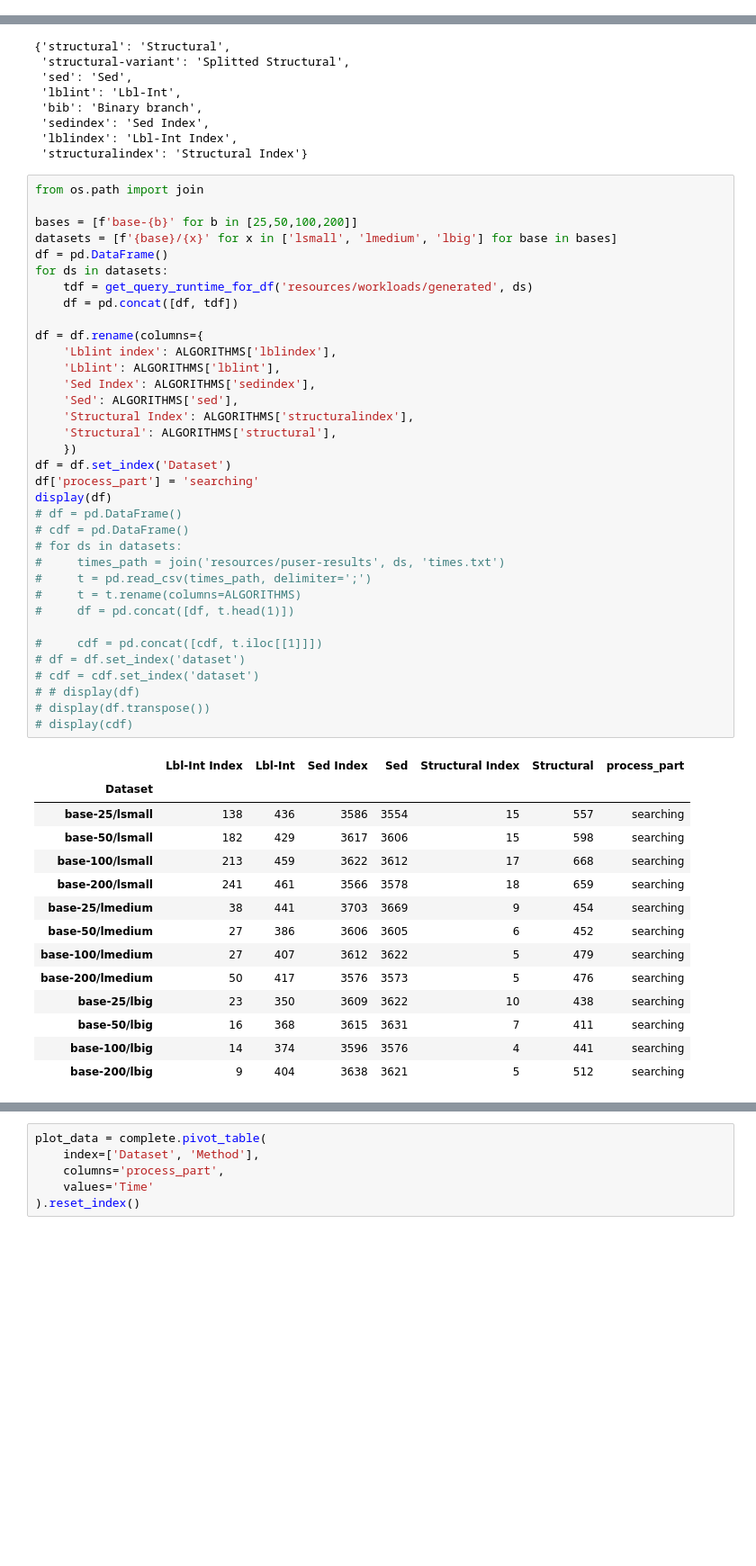
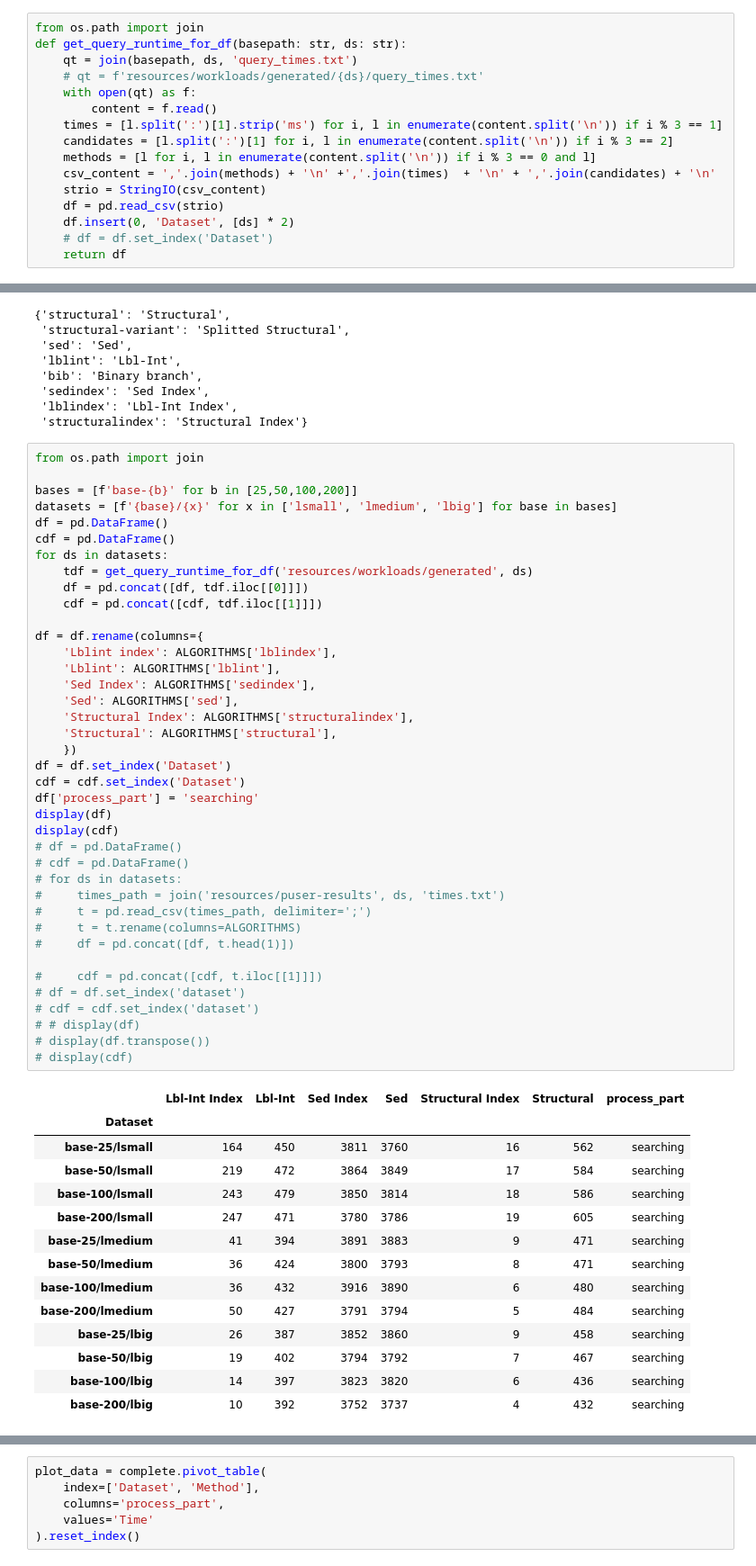
Before and after one commit to LukMRVC/tree-statistics, a Jupyter notebook: TED-viz.ipynb, the cells around one changed output, grey strips where cells are left out. Shown at 90% size. Saved outputs shown, nothing was run; the diff lists cells and outputs as text; blank space fills up the shorter version.

```diff
--- a/TED-viz.ipynb
+++ b/TED-viz.ipynb
@@ -964,3 +953,19 @@ fig.subplots_adjust(top=0.965)
 [figure]
 # %% [markdown]
 # Generated dissimilarity
+# %%
+from os.path import join
+def get_query_runtime_for_df(basepath: str, ds: str):
+    qt = join(basepath, ds, 'query_times.txt')
+    # qt = f'resources/workloads/generated/{ds}/query_times.txt'
+    with open(qt) as f:
+        content = f.read()
+    times = [l.split(':')[1].strip('ms') for i, l in enumerate(content.split('\n')) if i % 3 == 1]
+    candidates = [l.split(':')[1] for i, l in enumerate(content.split('\n')) if i % 3 == 2]
+    methods = [l for i, l in enumerate(content.split('\n')) if i % 3 == 0 and l]
+    csv_content = ','.join(methods) + '\n' +','.join(times)  + '\n' + ','.join(candidates) + '\n'
+    strio = StringIO(csv_content)
+    df = pd.read_csv(strio)
+    df.insert(0, 'Dataset', [ds] * 2)
+    # df = df.set_index('Dataset')
+    return df
@@ -981,47 +996,51 @@ from os.path import join
 bases = [f'base-{b}' for b in [25,50,100,200]]
 datasets = [f'{base}/{x}' for x in ['lsmall', 'lmedium', 'lbig'] for base in bases]
 df = pd.DataFrame()
+cdf = pd.DataFrame()
 for ds in datasets:
     tdf = get_query_runtime_for_df('resources/workloads/generated', ds)
-    df = pd.concat([df, tdf])
+    df = pd.concat([df, tdf.iloc[[0]]])
+    cdf = pd.concat([cdf, tdf.iloc[[1]]])
 
 df = df.rename(columns={
     'Lblint index': ALGORITHMS['lblindex'],
     'Lblint': ALGORITHMS['lblint'],
     'Sed Index': ALGORITHMS['sedindex'],
     'Sed': ALGORITHMS['sed'],
     'Structural Index': ALGORITHMS['structuralindex'],
     'Structural': ALGORITHMS['structural'],
     })
 df = df.set_index('Dataset')
+cdf = cdf.set_index('Dataset')
 df['process_part'] = 'searching'
 display(df)
+display(cdf)
 # df = pd.DataFrame()
 # cdf = pd.DataFrame()
 # for ds in datasets:
 #     times_path = join('resources/puser-results', ds, 'times.txt')
 #     t = pd.read_csv(times_path, delimiter=';')
 #     t = t.rename(columns=ALGORITHMS)
 #     df = pd.concat([df, t.head(1)])
 
 #     cdf = pd.concat([cdf, t.iloc[[1]]])
 # df = df.set_index('dataset')
 # cdf = cdf.set_index('dataset')
 # # display(df)
 # display(df.transpose())
 # display(cdf)
 # %% [output]
 |  | Lbl-Int Index | Lbl-Int | Sed Index | Sed | Structural Index | Structural | process_part |
 | Dataset |  |  |  |  |  |  |  |
-| base-25/lsmall | 138 | 436 | 3586 | 3554 | 15 | 557 | searching |
-| base-50/lsmall | 182 | 429 | 3617 | 3606 | 15 | 598 | searching |
-| base-100/lsmall | 213 | 459 | 3622 | 3612 | 17 | 668 | searching |
-| base-200/lsmall | 241 | 461 | 3566 | 3578 | 18 | 659 | searching |
-| base-25/lmedium | 38 | 441 | 3703 | 3669 | 9 | 454 | searching |
-| base-50/lmedium | 27 | 386 | 3606 | 3605 | 6 | 452 | searching |
-| base-100/lmedium | 27 | 407 | 3612 | 3622 | 5 | 479 | searching |
-| base-200/lmedium | 50 | 417 | 3576 | 3573 | 5 | 476 | searching |
-| base-25/lbig | 23 | 350 | 3609 | 3622 | 10 | 438 | searching |
-| base-50/lbig | 16 | 368 | 3615 | 3631 | 7 | 411 | searching |
-| base-100/lbig | 14 | 374 | 3596 | 3576 | 4 | 441 | searching |
-| base-200/lbig | 9 | 404 | 3638 | 3621 | 5 | 512 | searching |
+| base-25/lsmall | 164 | 450 | 3811 | 3760 | 16 | 562 | searching |
+| base-50/lsmall | 219 | 472 | 3864 | 3849 | 17 | 584 | searching |
+| base-100/lsmall | 243 | 479 | 3850 | 3814 | 18 | 586 | searching |
+| base-200/lsmall | 247 | 471 | 3780 | 3786 | 19 | 605 | searching |
+| base-25/lmedium | 41 | 394 | 3891 | 3883 | 9 | 471 | searching |
+| base-50/lmedium | 36 | 424 | 3800 | 3793 | 8 | 471 | searching |
+| base-100/lmedium | 36 | 432 | 3916 | 3890 | 6 | 480 | searching |
+| base-200/lmedium | 50 | 427 | 3791 | 3794 | 5 | 484 | searching |
+| base-25/lbig | 26 | 387 | 3852 | 3860 | 9 | 458 | searching |
+| base-50/lbig | 19 | 402 | 3794 | 3792 | 7 | 467 | searching |
+| base-100/lbig | 14 | 397 | 3823 | 3820 | 6 | 436 | searching |
+| base-200/lbig | 10 | 392 | 3752 | 3737 | 4 | 432 | searching |
```
Also changed, not shown: parts of 27 cells of this notebook, 1 other file.
